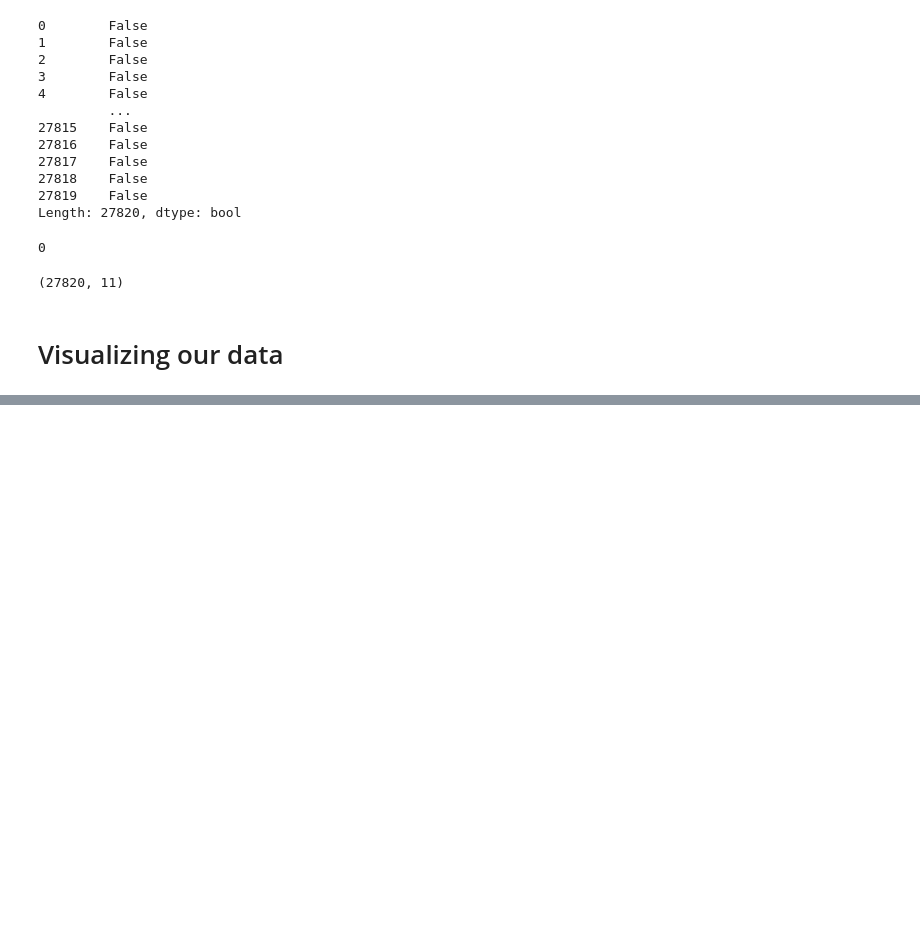
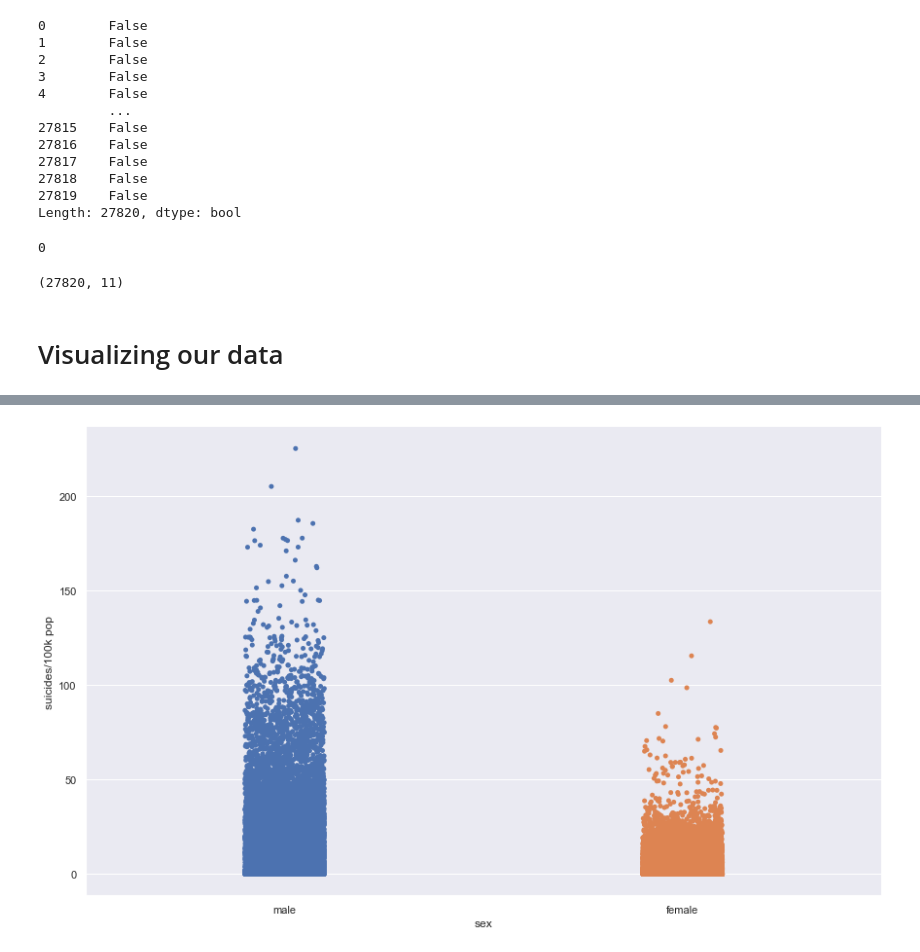
Before and after one commit to majidghassemi/FESR, a Jupyter notebook: suicide-rate.ipynb, the cells around one changed output, grey strips where cells are left out. Cells and saved outputs as stored; diff of their text form; code cells hidden in the pictures; blank space fills up the shorter version.

```diff
--- a/suicide-rate.ipynb
+++ b/suicide-rate.ipynb
@@ -125,0 +159,5 @@ sns.displot(data = df, x = 'country', bins = df.country.nunique())
+# %%
+sns.catplot(data=df, x="sex", y="suicides/100k pop")
+plt.gcf().set_size_inches(14, 8)
+# %% [output]
+[figure, added]
```
Also changed, not shown: parts of 15 cells of this notebook.
